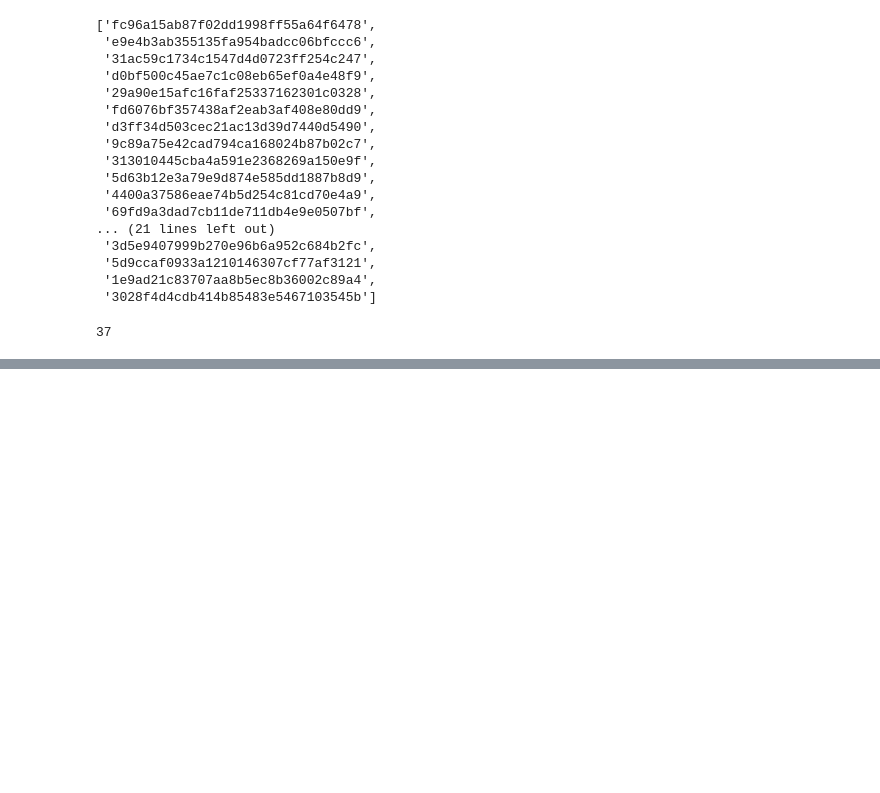
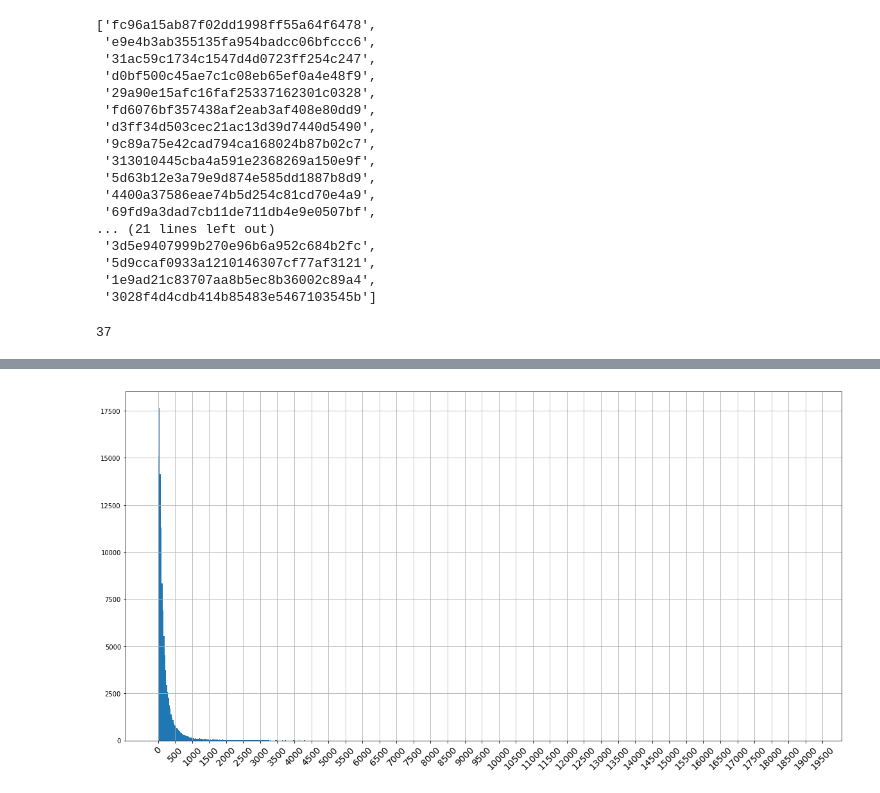
Before and after one commit to Huzefa-Calcutta/Text_Classification, a Jupyter notebook: data_visualization.ipynb, the cells around one changed output, grey strips where cells are left out. Cells and saved outputs as stored; diff of their text form; code cells hidden in the pictures; blank space fills up the shorter version.

```diff
--- a/data_visualization.ipynb
+++ b/data_visualization.ipynb
@@ -37,2 +97,0 @@ reddit_data['len_words'] = reddit_data['text'].astype(str).apply(lambda x:len(x.
-# %%
-reddit_data['len_char'] = reddit_data['text'].astype(str).apply(lambda x:sum([len(word) for word in x.strip().lower().split(" ")]))
@@ -124,0 +214,8 @@ reddit_data['final_label'] = get_unique_label(reddit_data, "labels", "annotators
+# %%
+fig, ax = plt.subplots(figsize=(20,10))
+reddit_data['len_char'].hist(bins='scott')
+ax.set_xticks(list(range(0,20000,500)))
+ax.tick_params(axis="x", labelsize=14, rotation=45)
+plt.show()
+# %% [output]
+[figure, added]
```
Also changed, not shown: parts of 72 cells of this notebook, 6 other files.
